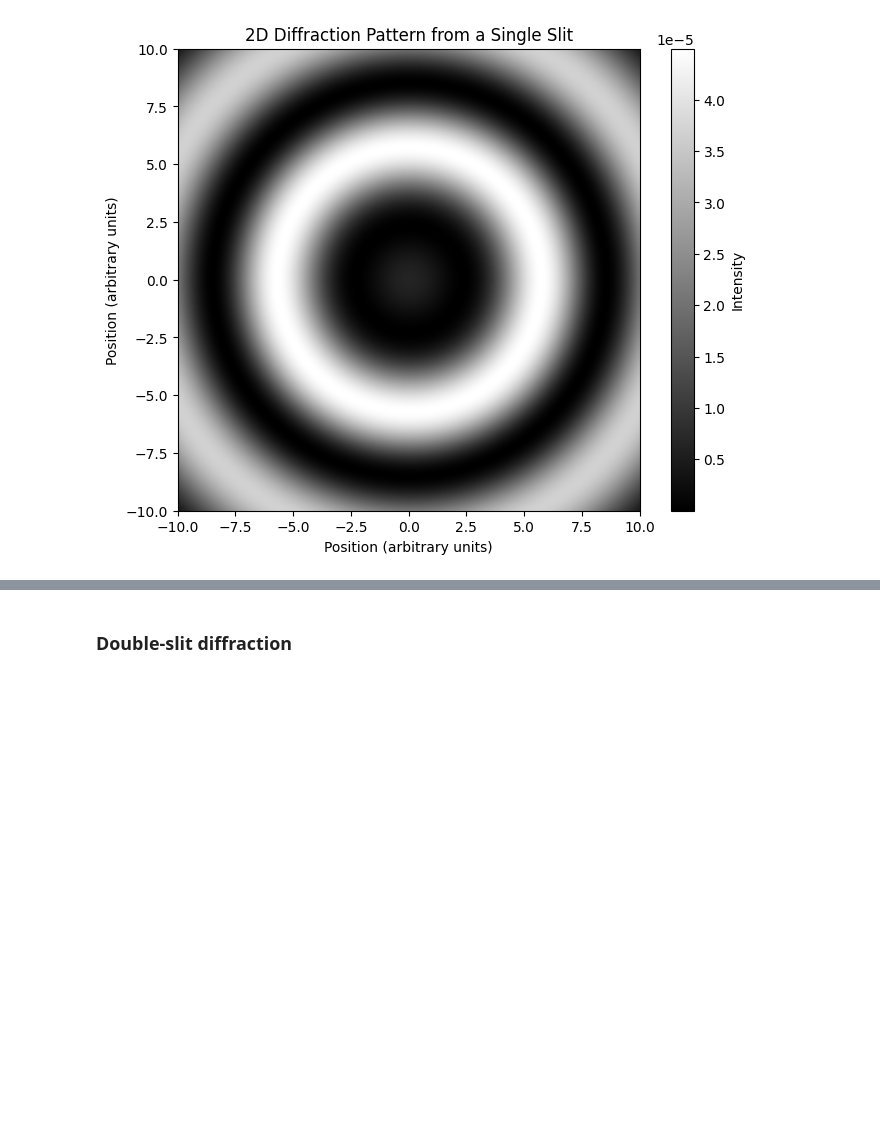
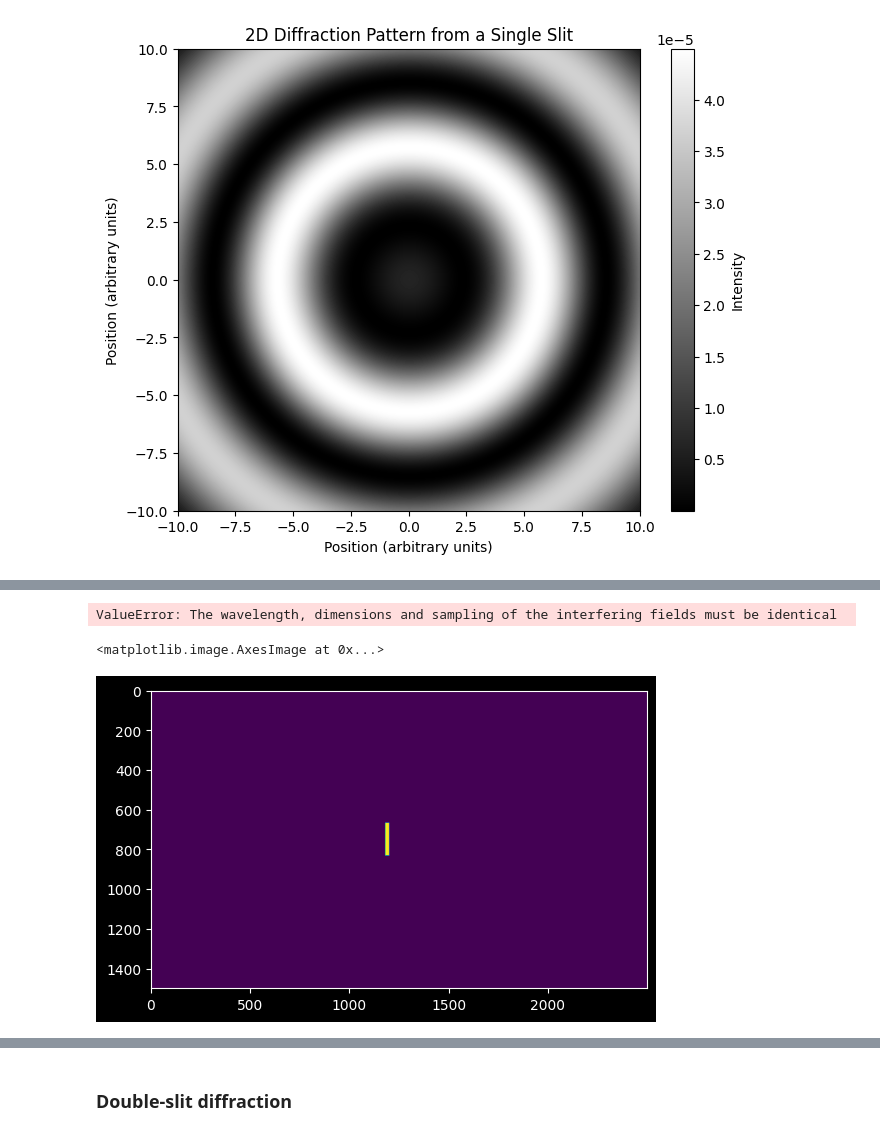
Before and after one commit to MariyaSV78/notebook_Diffraction, a Jupyter notebook: Diffraction.ipynb, the cells around one changed output, grey strips where cells are left out. Cells and saved outputs as stored; diff of their text form; code cells hidden in the pictures; blank space fills up the shorter version.

```diff
--- a/Diffraction.ipynb
+++ b/Diffraction.ipynb
@@ -247,0 +273,25 @@ plt.show()
+# %%
+import diffractsim
+diffractsim.set_backend("CPU") #Change the string to "CUDA" to use GPU acceleration
+
+Nx, Ny = 1000, 600
+
+F = diffractsim.MonochromaticField(
+    wavelength=632.8 * diffractsim.nm, extent_x=2*Lx, extent_y=2*Ly, Nx=Nx, Ny=Ny
+)
+F.add(diffractsim.RectangularSlit(width = 22*mm, height = 88*mm, x0 = 0 , y0 = 0))
+# F.add(diffractsim.RectangularSlit(width = 22*mm, height = 88*mm, x0 = -70*mm , y0 = 0)
+#       + diffractsim.CircularAperture(radius = 55*mm, x0 = 70*mm, y0 = 0))
+F.propagate(z)
+
+rgb = F.get_colors()
+
+plt.imshow(rgb, extent=[min(sheet.x), max(sheet.x), min(sheet.y), max(sheet.y)])
+# F.plot_colors(rgb)
+# %% [output]
+ValueError: The wavelength, dimensions and sampling of the interfering fields must be identical
+# %%
+plt.imshow(diffractsim.RectangularSlit(width = 22*mm, height = 88*mm, x0 = -70*mm , y0 = 0).get_transmittance(sheet.xx, sheet.yy, λ))
+# %% [output]
+<matplotlib.image.AxesImage at 0x...>
+[figure, added]
```
Also changed, not shown: parts of 7 cells of this notebook.
